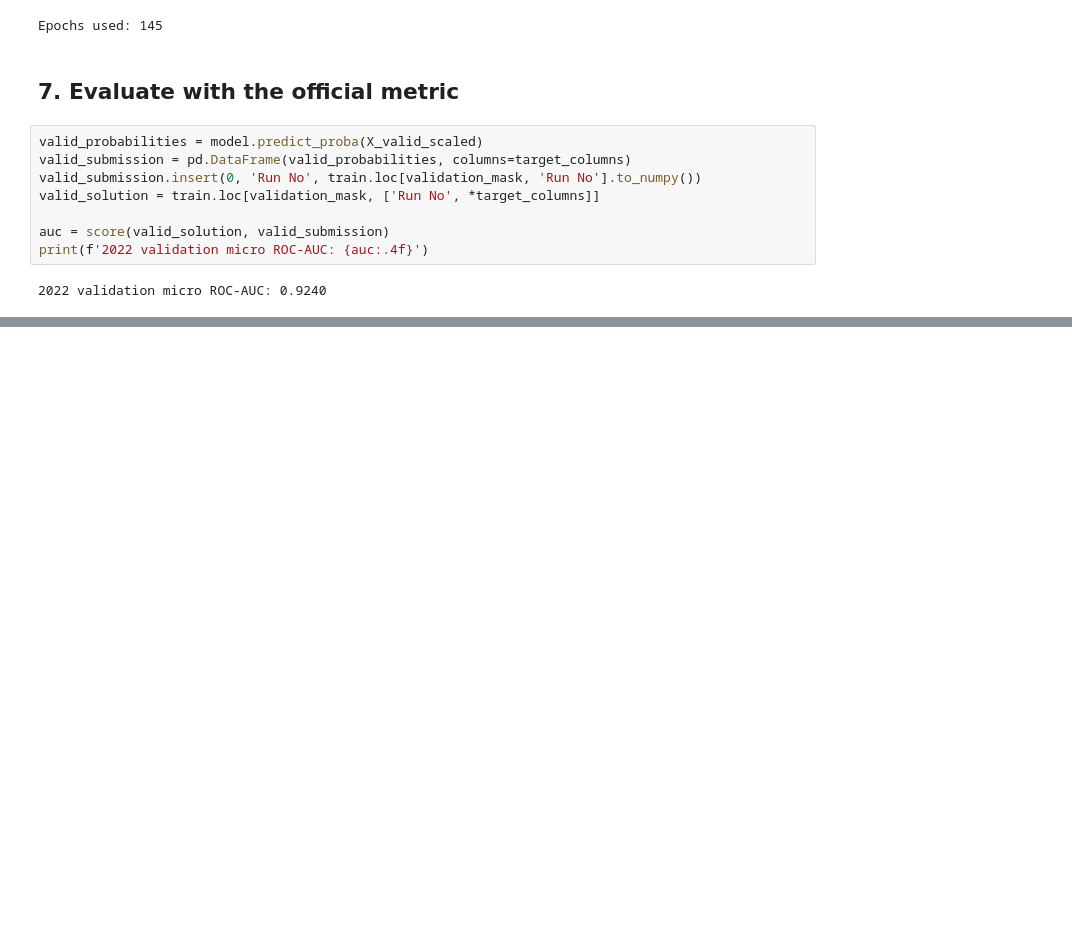
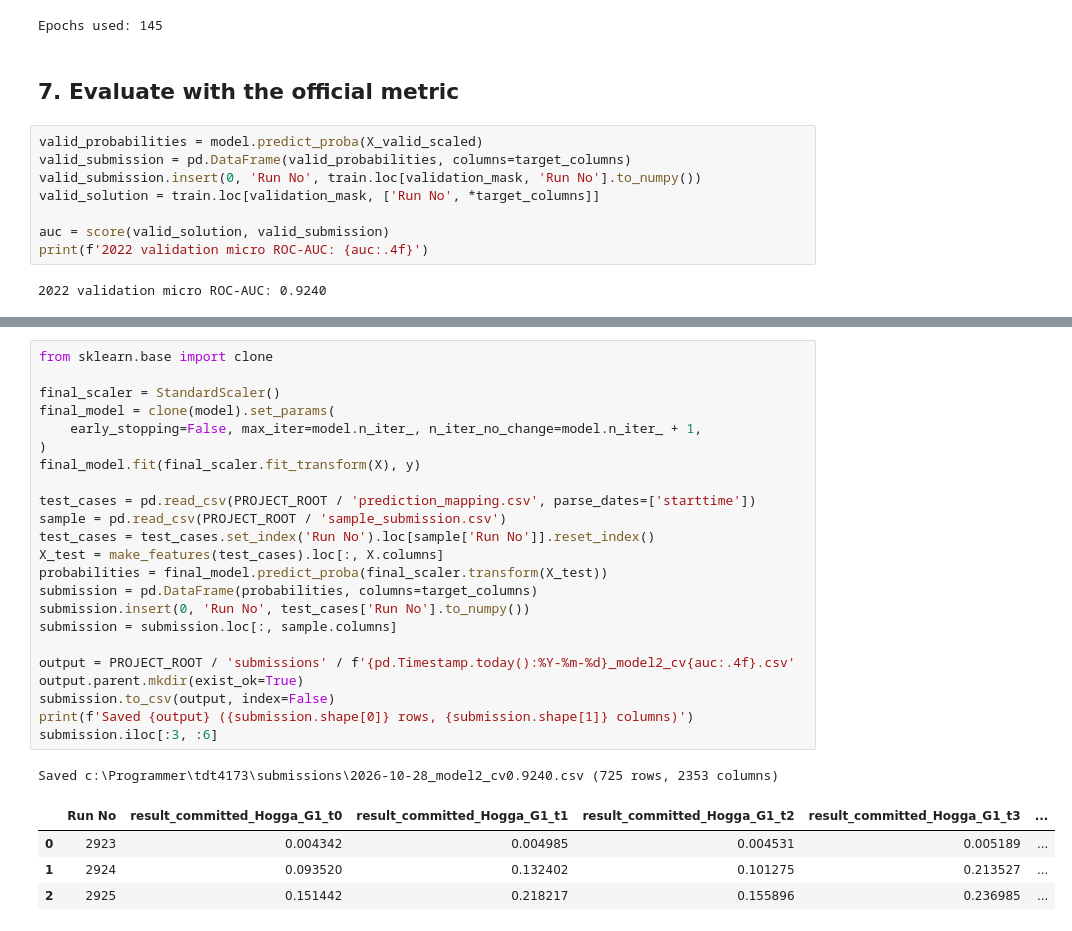
Before and after one commit to AmundBerge/tdt4173, a Jupyter notebook: model2.ipynb, the cells around one changed output, grey strips where cells are left out. Cells and saved outputs as stored; diff of their text form; blank space fills up the shorter version.

```diff
--- a/model2.ipynb
+++ b/model2.ipynb
@@ -178,0 +175,29 @@ Name: Decrease in validation ROC-AUC, dtype: float64
+# %%
+from sklearn.base import clone
+
+final_scaler = StandardScaler()
+final_model = clone(model).set_params(
+    early_stopping=False, max_iter=model.n_iter_, n_iter_no_change=model.n_iter_ + 1,
+)
+final_model.fit(final_scaler.fit_transform(X), y)
+
+test_cases = pd.read_csv(PROJECT_ROOT / 'prediction_mapping.csv', parse_dates=['starttime'])
+sample = pd.read_csv(PROJECT_ROOT / 'sample_submission.csv')
+test_cases = test_cases.set_index('Run No').loc[sample['Run No']].reset_index()
+X_test = make_features(test_cases).loc[:, X.columns]
+probabilities = final_model.predict_proba(final_scaler.transform(X_test))
+submission = pd.DataFrame(probabilities, columns=target_columns)
+submission.insert(0, 'Run No', test_cases['Run No'].to_numpy())
+submission = submission.loc[:, sample.columns]
+
+output = PROJECT_ROOT / 'submissions' / f'{pd.Timestamp.today():%Y-%m-%d}_model2_cv{auc:.4f}.csv'
+output.parent.mkdir(exist_ok=True)
+submission.to_csv(output, index=False)
+print(f'Saved {output} ({submission.shape[0]} rows, {submission.shape[1]} columns)')
+submission.iloc[:3, :6]
+# %% [output]
+Saved c:\Programmer\tdt4173\submissions\2026-10-28_model2_cv0.9240.csv (725 rows, 2353 columns)
+|  | Run No | result_committed_Hogga_G1_t0 | result_committed_Hogga_G1_t1 | result_committed_Hogga_G1_t2 | result_committed_Hogga_G1_t3 | ... |
+| 0 | 2923 | 0.004342 | 0.004985 | 0.004531 | 0.005189 | ... |
+| 1 | 2924 | 0.093520 | 0.132402 | 0.101275 | 0.213527 | ... |
+| 2 | 2925 | 0.151442 | 0.218217 | 0.155896 | 0.236985 | ... |
```
Also changed, not shown: parts of 7 cells of this notebook, 4 other files.
